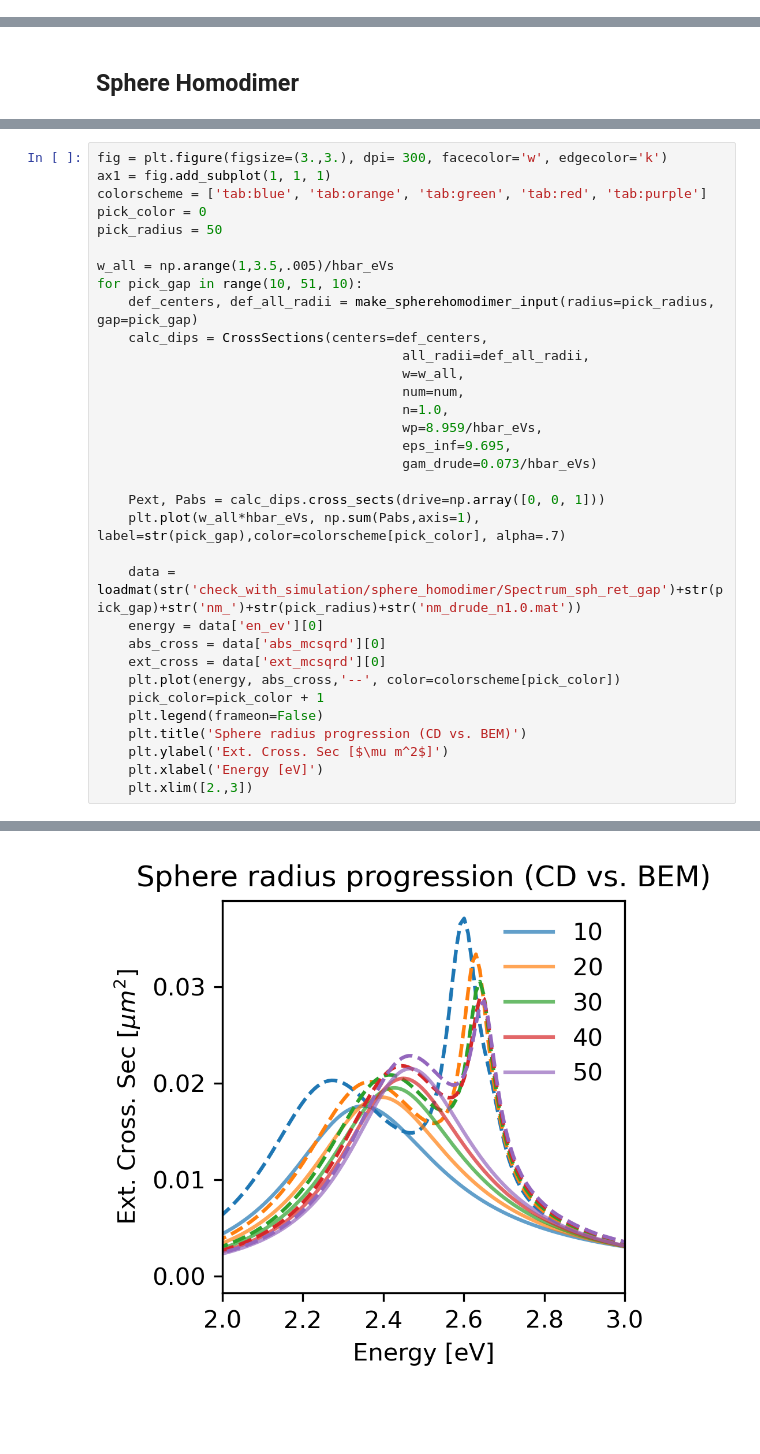
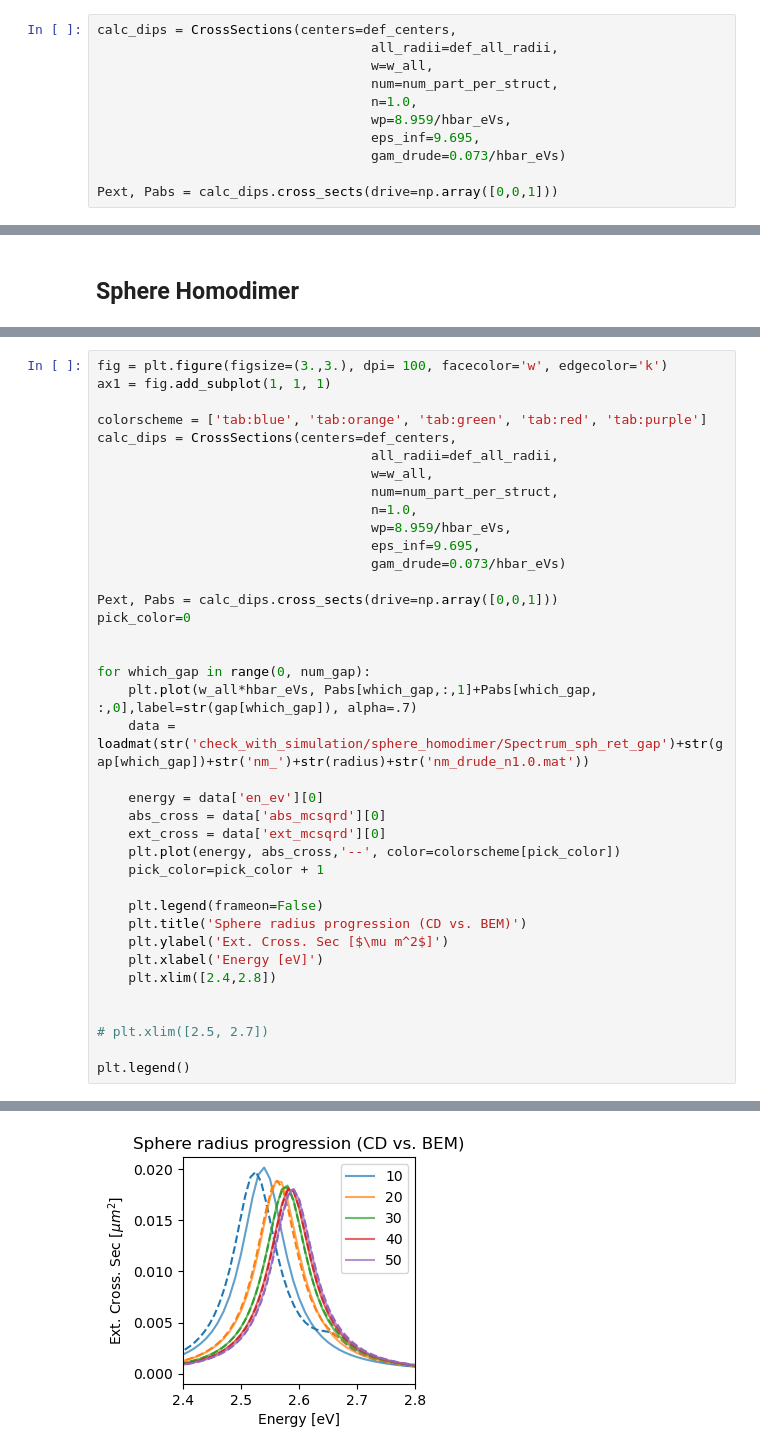
Before and after one commit to claireannewest/coupled_dipoles, a Jupyter notebook: Check Against BEM.ipynb, the cells around one changed output, grey strips where cells are left out. Saved outputs shown, nothing was run; the diff lists cells and outputs as text; blank space fills up the shorter version.

```diff
--- a/Check Against BEM.ipynb
+++ b/Check Against BEM.ipynb
@@ -13 +29,12 @@ Here we see that the coupled dipole model holds very well for a sphere with radi
+# %%
+calc_dips = CrossSections(centers=def_centers,
+                                   all_radii=def_all_radii,
+                                   w=w_all,
+                                   num=num_part_per_struct,
+                                   n=1.0,
+                                   wp=8.959/hbar_eVs,
+                                   eps_inf=9.695,
+                                   gam_drude=0.073/hbar_eVs)
+
+Pext, Pabs = calc_dips.cross_sects(drive=np.array([0,0,1]))
 # %%
@@ -70,34 +83,39 @@ def make_spherehomodimer_input(radius, gap, N=num):
 # %%
-fig = plt.figure(figsize=(3.,3.), dpi= 300, facecolor='w', edgecolor='k')
+fig = plt.figure(figsize=(3.,3.), dpi= 100, facecolor='w', edgecolor='k')
 ax1 = fig.add_subplot(1, 1, 1)
+
 colorscheme = ['tab:blue', 'tab:orange', 'tab:green', 'tab:red', 'tab:purple']
-pick_color = 0
-pick_radius = 50
+calc_dips = CrossSections(centers=def_centers,
+                                   all_radii=def_all_radii,
+                                   w=w_all,
+                                   num=num_part_per_struct,
+                                   n=1.0,
+                                   wp=8.959/hbar_eVs,
+                                   eps_inf=9.695,
+                                   gam_drude=0.073/hbar_eVs)
 
-w_all = np.arange(1,3.5,.005)/hbar_eVs
-for pick_gap in range(10, 51, 10):
-    def_centers, def_all_radii = make_spherehomodimer_input(radius=pick_radius, gap=pick_gap)
-    calc_dips = CrossSections(centers=def_centers,
-                                       all_radii=def_all_radii,
-                                       w=w_all,
-                                       num=num,
-                                       n=1.0,
-                                       wp=8.959/hbar_eVs,
-                                       eps_inf=9.695,
-                                       gam_drude=0.073/hbar_eVs)
+Pext, Pabs = calc_dips.cross_sects(drive=np.array([0,0,1]))
+pick_color=0
 
-    Pext, Pabs = calc_dips.cross_sects(drive=np.array([0, 0, 1]))
-    plt.plot(w_all*hbar_eVs, np.sum(Pabs,axis=1), label=str(pick_gap),color=colorscheme[pick_color], alpha=.7)
 
-    data = loadmat(str('check_with_simulation/sphere_homodimer/Spectrum_sph_ret_gap')+str(pick_gap)+str('nm_')+str(pick_radius)+str('nm_drude_n1.0.mat'))
+for which_gap in range(0, num_gap):
+    plt.plot(w_all*hbar_eVs, Pabs[which_gap,:,1]+Pabs[which_gap, :,0],label=str(gap[which_gap]), alpha=.7)
+    data = loadmat(str('check_with_simulation/sphere_homodimer/Spectrum_sph_ret_gap')+str(gap[which_gap])+str('nm_')+str(radius)+str('nm_drude_n1.0.mat'))
+
     energy = data['en_ev'][0]
     abs_cross = data['abs_mcsqrd'][0]
     ext_cross = data['ext_mcsqrd'][0]
     plt.plot(energy, abs_cross,'--', color=colorscheme[pick_color])
     pick_color=pick_color + 1
+
     plt.legend(frameon=False)
     plt.title('Sphere radius progression (CD vs. BEM)')
     plt.ylabel('Ext. Cross. Sec [$\mu m^2$]')
     plt.xlabel('Energy [eV]')
-    plt.xlim([2.,3])
+    plt.xlim([2.4,2.8])
+
+
+# plt.xlim([2.5, 2.7])
+
+plt.legend()
 # %% [output]
@@ -109 +123 @@ for pick_gap in range(10, 51, 10):
-[figure, old version]
+[figure, new version]
```
Also changed, not shown: parts of 4 cells of this notebook, 3 other files.
